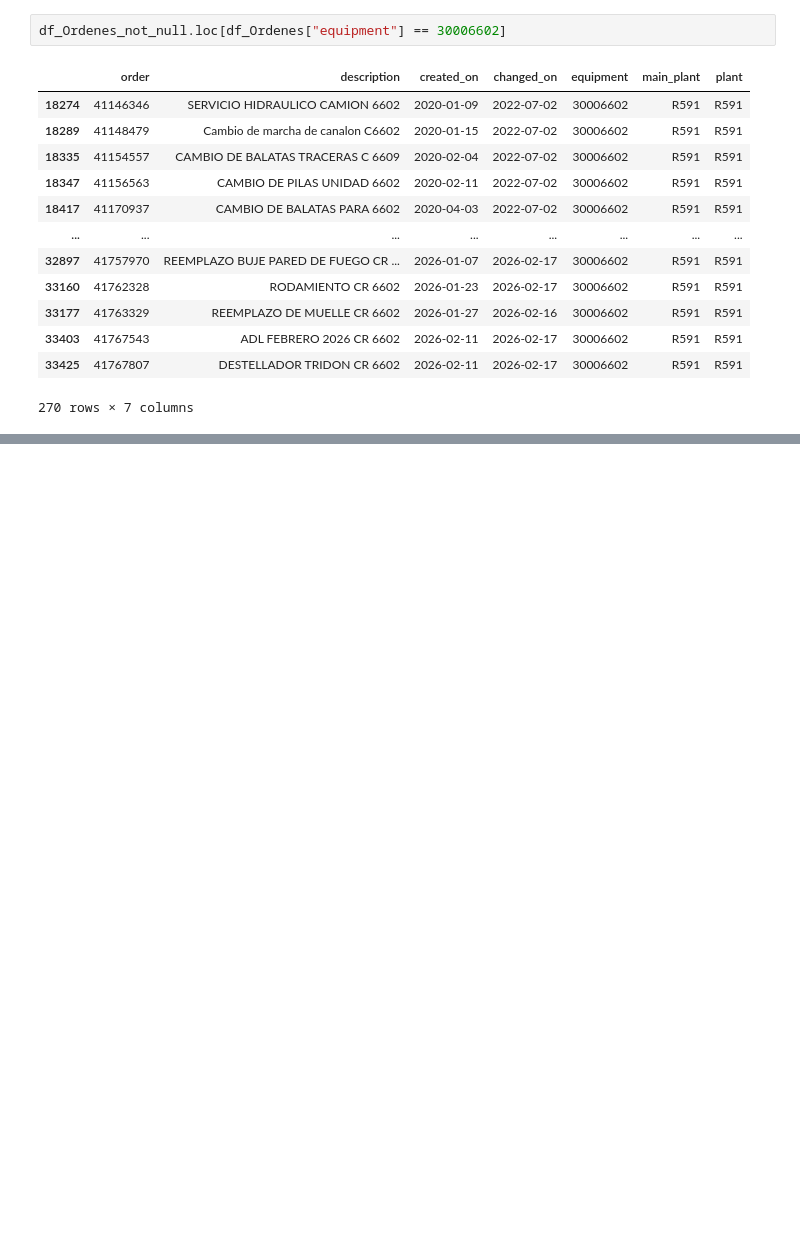
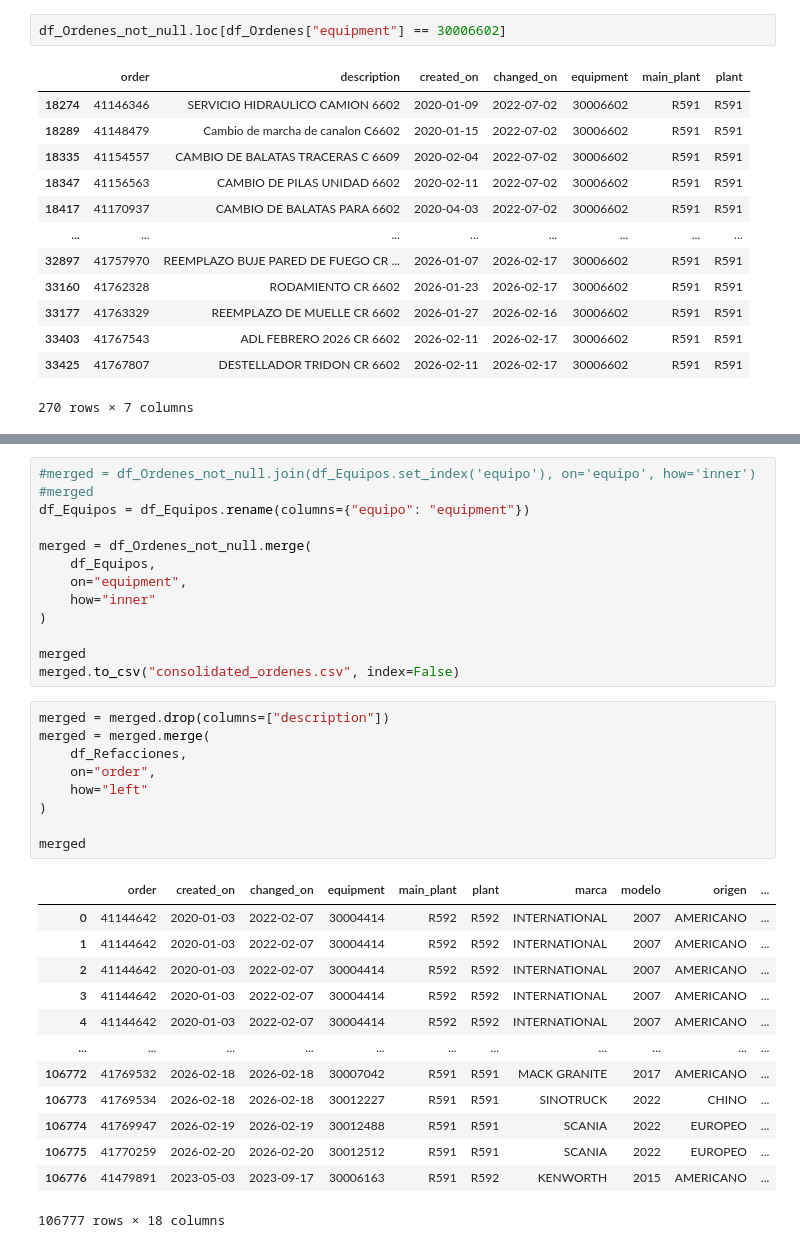
Before and after one commit to DanaGtzDev/gcc, a Jupyter notebook: ordenes.ipynb, the cells around one changed output, grey strips where cells are left out. Drawn from its saved outputs; the diff is of its cells as text; blank space fills up the shorter version.

```diff
--- a/ordenes.ipynb
+++ b/ordenes.ipynb
@@ -158,3 +171,39 @@ df_Refacciones.loc[df_Refacciones["Description"].str.contains('fs', case=False)
  'TERMINAL DE DIRECCION LH EJE MFS20 =  A3',
  'TERMINAL DE DIRECCION RH EJE MFS20 =  A3']
 Length: 24, dtype: str
+# %%
+#merged = df_Ordenes_not_null.join(df_Equipos.set_index('equipo'), on='equipo', how='inner')
+#merged
+df_Equipos = df_Equipos.rename(columns={"equipo": "equipment"})
+
+merged = df_Ordenes_not_null.merge(
+    df_Equipos,
+    on="equipment",
+    how="inner"
+)
+
+merged
+merged.to_csv("consolidated_ordenes.csv", index=False)
+# %%
+merged = merged.drop(columns=["description"])
+merged = merged.merge(
+    df_Refacciones,
+    on="order",
+    how="left"
+)
+
+merged
+# %% [output]
+|  | order | created_on | changed_on | equipment | main_plant | plant | marca | modelo | origen | ... |
+| 0 | 41144642 | 2020-01-03 | 2022-02-07 | 30004414 | R592 | R592 | INTERNATIONAL | 2007 | AMERICANO | ... |
+| 1 | 41144642 | 2020-01-03 | 2022-02-07 | 30004414 | R592 | R592 | INTERNATIONAL | 2007 | AMERICANO | ... |
+| 2 | 41144642 | 2020-01-03 | 2022-02-07 | 30004414 | R592 | R592 | INTERNATIONAL | 2007 | AMERICANO | ... |
+| 3 | 41144642 | 2020-01-03 | 2022-02-07 | 30004414 | R592 | R592 | INTERNATIONAL | 2007 | AMERICANO | ... |
+| 4 | 41144642 | 2020-01-03 | 2022-02-07 | 30004414 | R592 | R592 | INTERNATIONAL | 2007 | AMERICANO | ... |
+| ... | ... | ... | ... | ... | ... | ... | ... | ... | ... | ... |
+| 106772 | 41769532 | 2026-02-18 | 2026-02-18 | 30007042 | R591 | R591 | MACK GRANITE | 2017 | AMERICANO | ... |
+| 106773 | 41769534 | 2026-02-18 | 2026-02-18 | 30012227 | R591 | R591 | SINOTRUCK | 2022 | CHINO | ... |
+| 106774 | 41769947 | 2026-02-19 | 2026-02-19 | 30012488 | R591 | R591 | SCANIA | 2022 | EUROPEO | ... |
+| 106775 | 41770259 | 2026-02-20 | 2026-02-20 | 30012512 | R591 | R591 | SCANIA | 2022 | EUROPEO | ... |
+| 106776 | 41479891 | 2023-05-03 | 2023-09-17 | 30006163 | R591 | R592 | KENWORTH | 2015 | AMERICANO | ... |
+106777 rows × 18 columns
```
Also changed, not shown: parts of 4 cells of this notebook, 7 other files.
